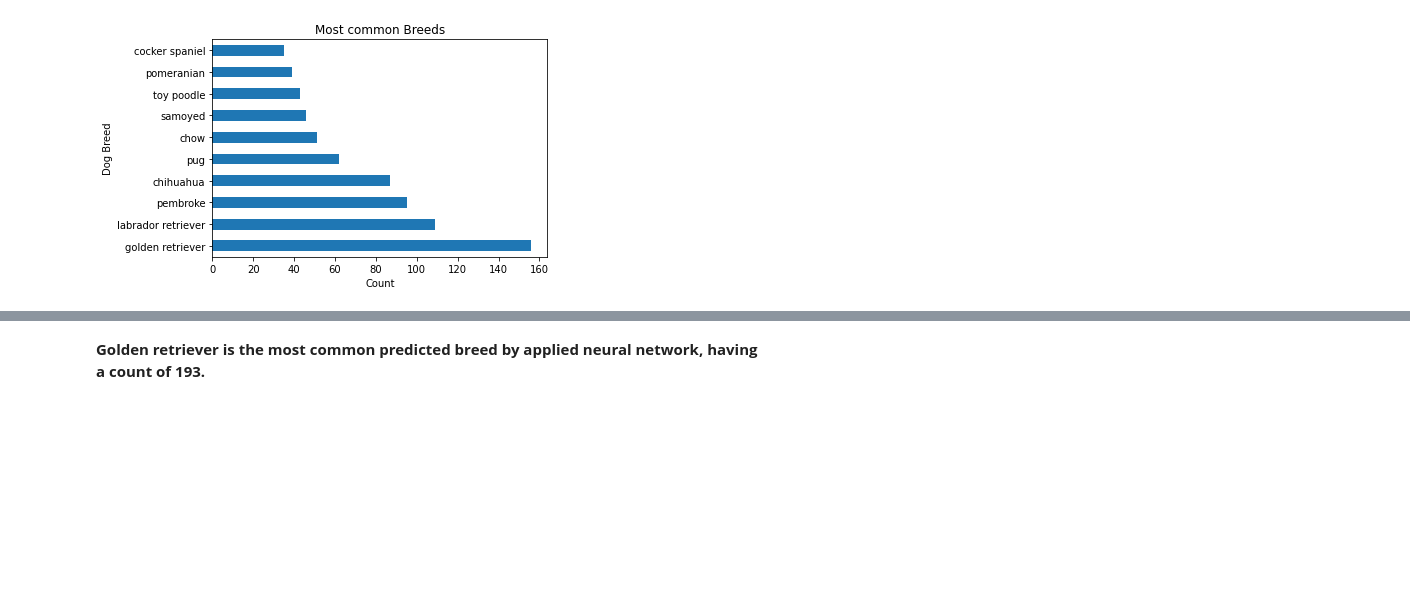
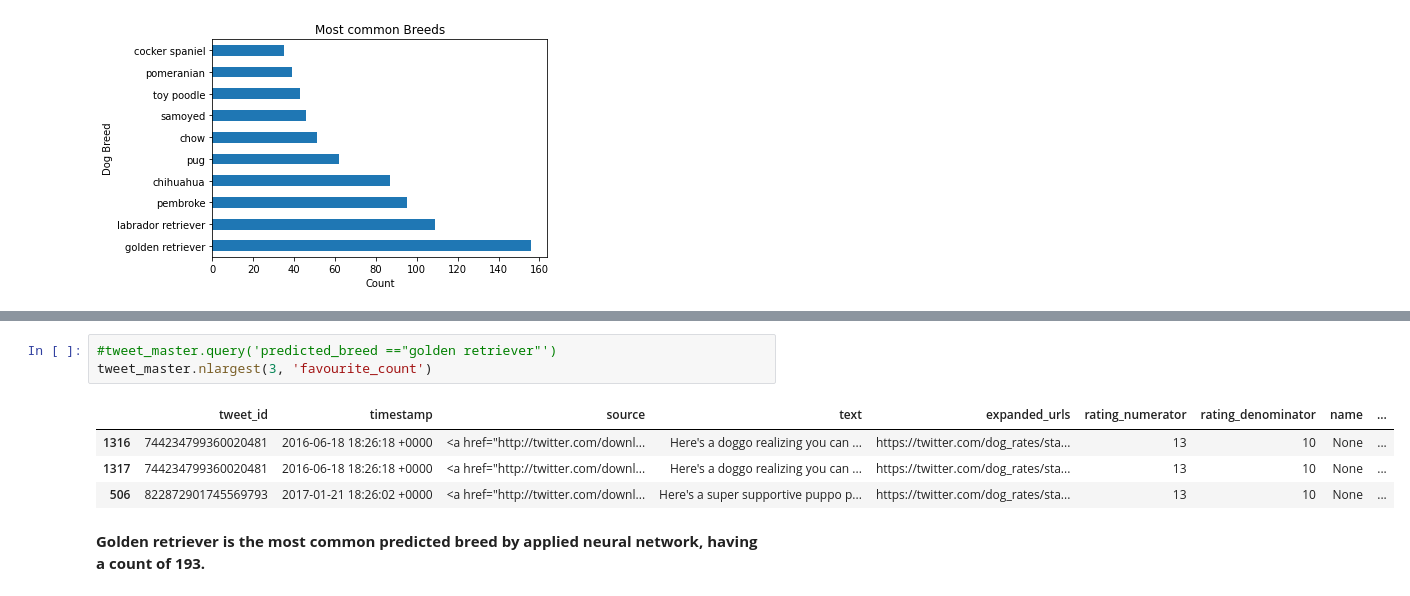
Before and after one commit to Ifyfrances/data_wrangle_analyze_project, a Jupyter notebook: wrangle_act.ipynb, the cells around one changed output, grey strips where cells are left out. Saved outputs shown, nothing was run; the diff lists cells and outputs as text; blank space fills up the shorter version.

```diff
--- a/wrangle_act.ipynb
+++ b/wrangle_act.ipynb
@@ -1139,6 +1139,14 @@ most_breed.plot(kind='barh', color=base_color[0]);
 Image(url="https://pbs.twimg.com/media/DFg_2PVW0AEHN3p.jpg", width=200, height=100)
 # %% [output]
 [interactive output not drawn]
+# %%
+#tweet_master.query('predicted_breed =="golden retriever"')
+tweet_master.nlargest(3, 'favourite_count')
+# %% [output]
+|  | tweet_id | timestamp | source | text | expanded_urls | rating_numerator | rating_denominator | name | ... |
+| 1316 | 744234799360020481 | 2016-06-18 18:26:18 +0000 | <a href="http://twitter.com/downl... | Here's a doggo realizing you can ... | https://twitter.com/dog_rates/sta... | 13 | 10 | None | ... |
+| 1317 | 744234799360020481 | 2016-06-18 18:26:18 +0000 | <a href="http://twitter.com/downl... | Here's a doggo realizing you can ... | https://twitter.com/dog_rates/sta... | 13 | 10 | None | ... |
+| 506 | 822872901745569793 | 2017-01-21 18:26:02 +0000 | <a href="http://twitter.com/downl... | Here's a super supportive puppo p... | https://twitter.com/dog_rates/sta... | 13 | 10 | None | ... |
 # %% [markdown]
 **Golden retriever is the most common predicted breed by applied neural network, having a count of 193.**
 # %% [markdown]
```
Also changed, not shown: parts of 10 cells of this notebook, 5 other files.
